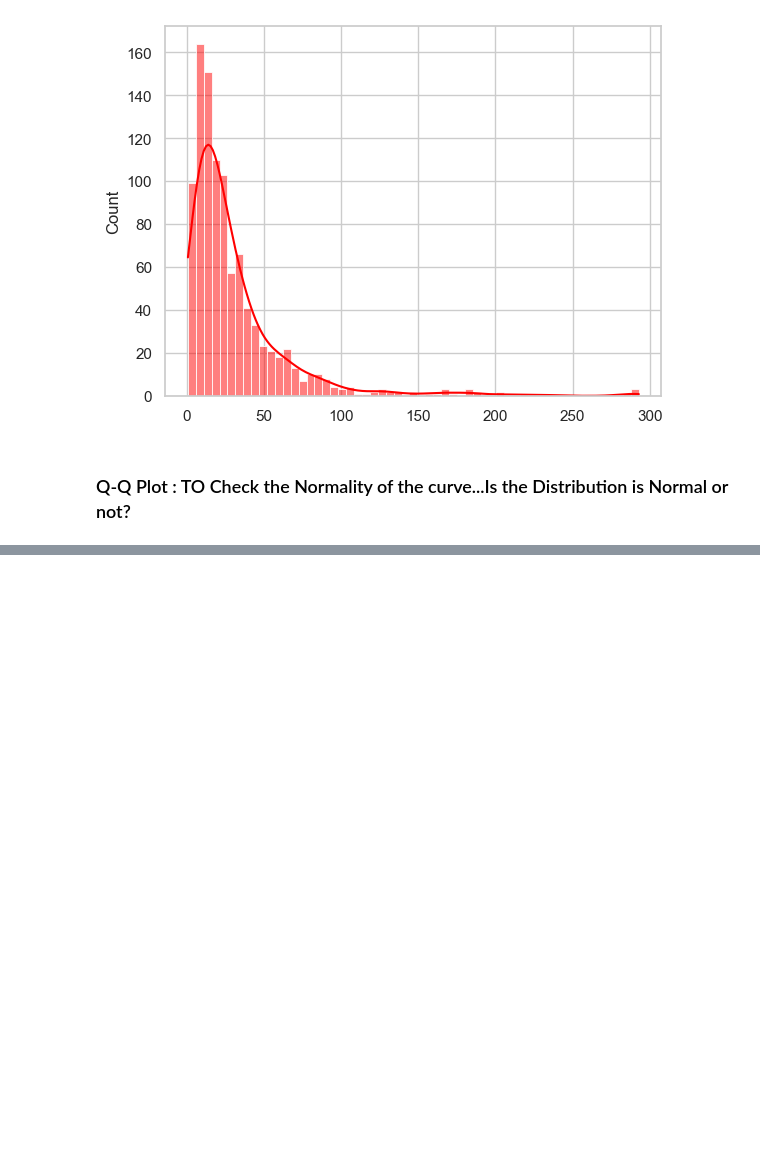
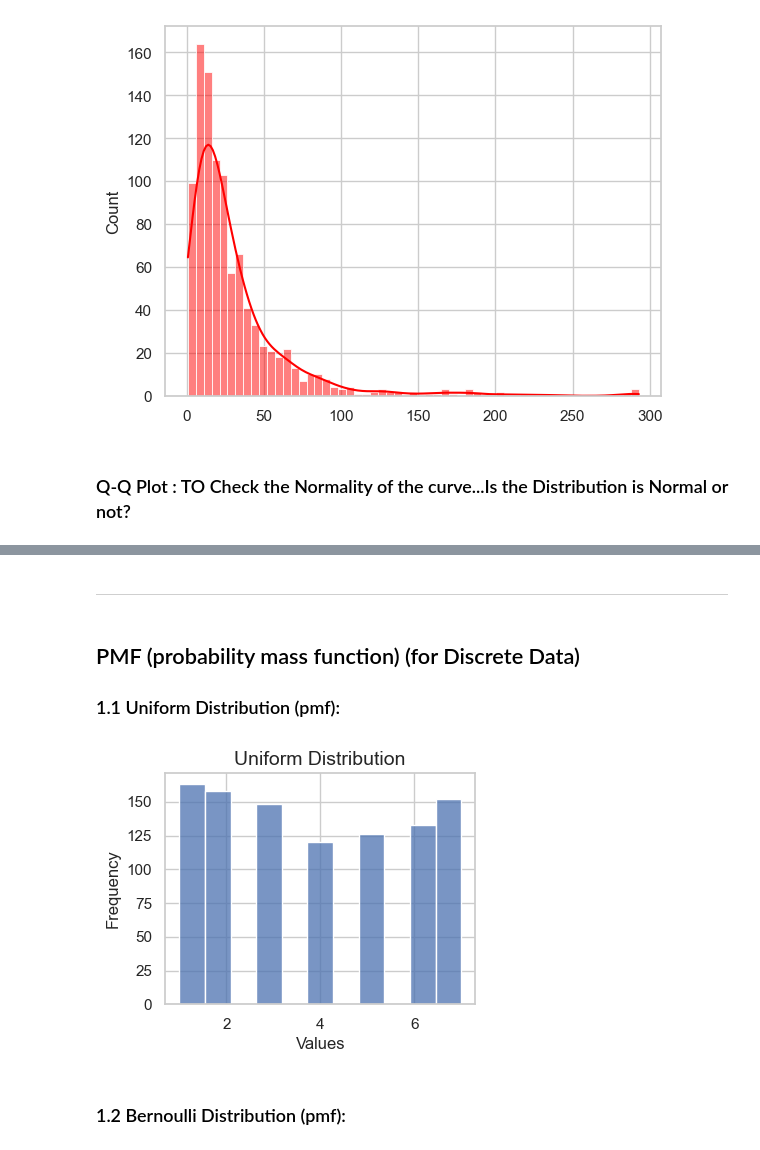
Before and after one commit to rashmiKumari03/Statistics_practical_FSDM_rev, a Jupyter notebook: Statistics_Practical_.ipynb, the cells around one changed output, grey strips where cells are left out. Drawn from its saved outputs; the diff is of its cells as text; code cells hidden in the pictures; blank space fills up the shorter version.

```diff
--- a/Statistics_Practical_.ipynb
+++ b/Statistics_Practical_.ipynb
@@ -1311,0 +1419,20 @@ def plot_data(sample):
+# %% [markdown]
+------------------------------------------------------------------------------
+# %% [markdown]
+## PMF (probability mass function) (for Discrete Data)
+### 1.1 Uniform Distribution (pmf):
+# %%
+from numpy import random
+np.random.seed(10)
+
+plt.figure(figsize=(4,3))
+discrete_data = random.randint(1,8,size=1000)
+sns.histplot(discrete_data)
+plt.title('Uniform Distribution', fontsize=14)
+plt.xlabel('Values', fontsize=12)
+plt.ylabel('Frequency', fontsize=12)
+plt.show()
+# %% [output]
+[figure, added]
+# %% [markdown]
+### 1.2 Bernoulli Distribution (pmf):
```
Also changed, not shown: parts of 48 cells of this notebook, 2 other files.
